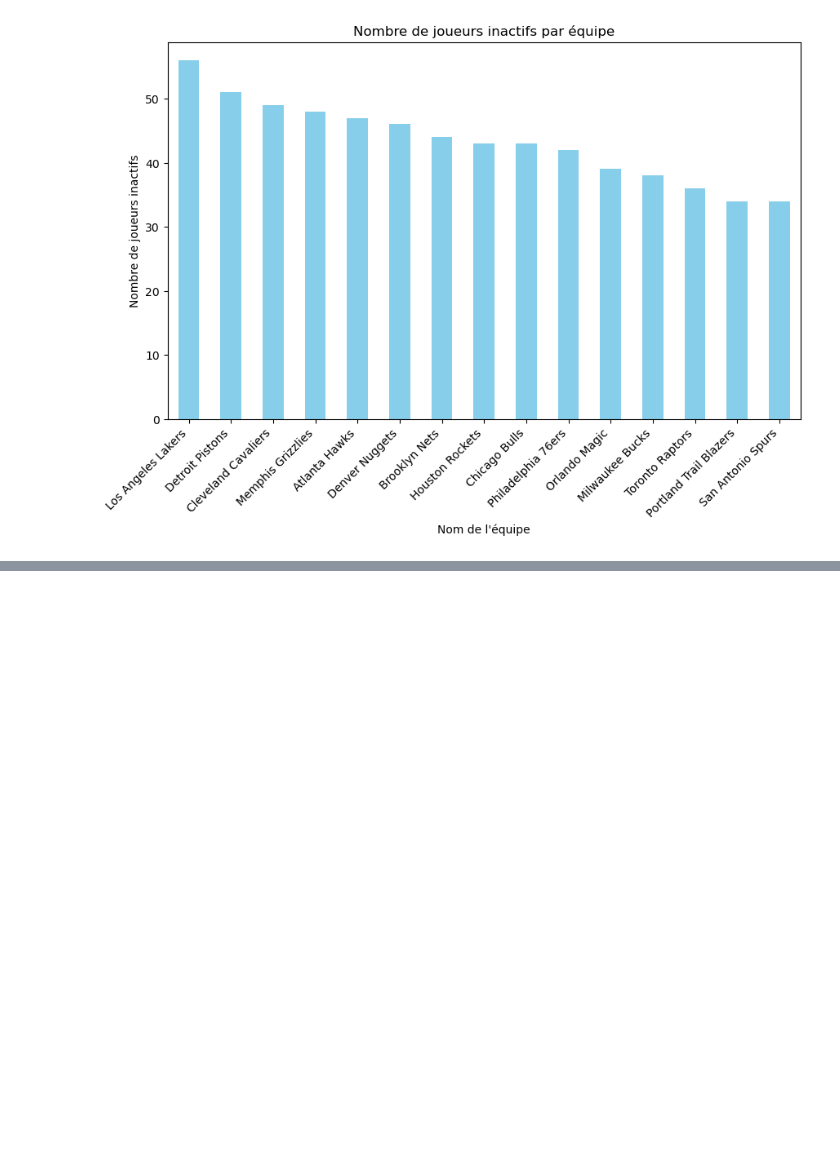
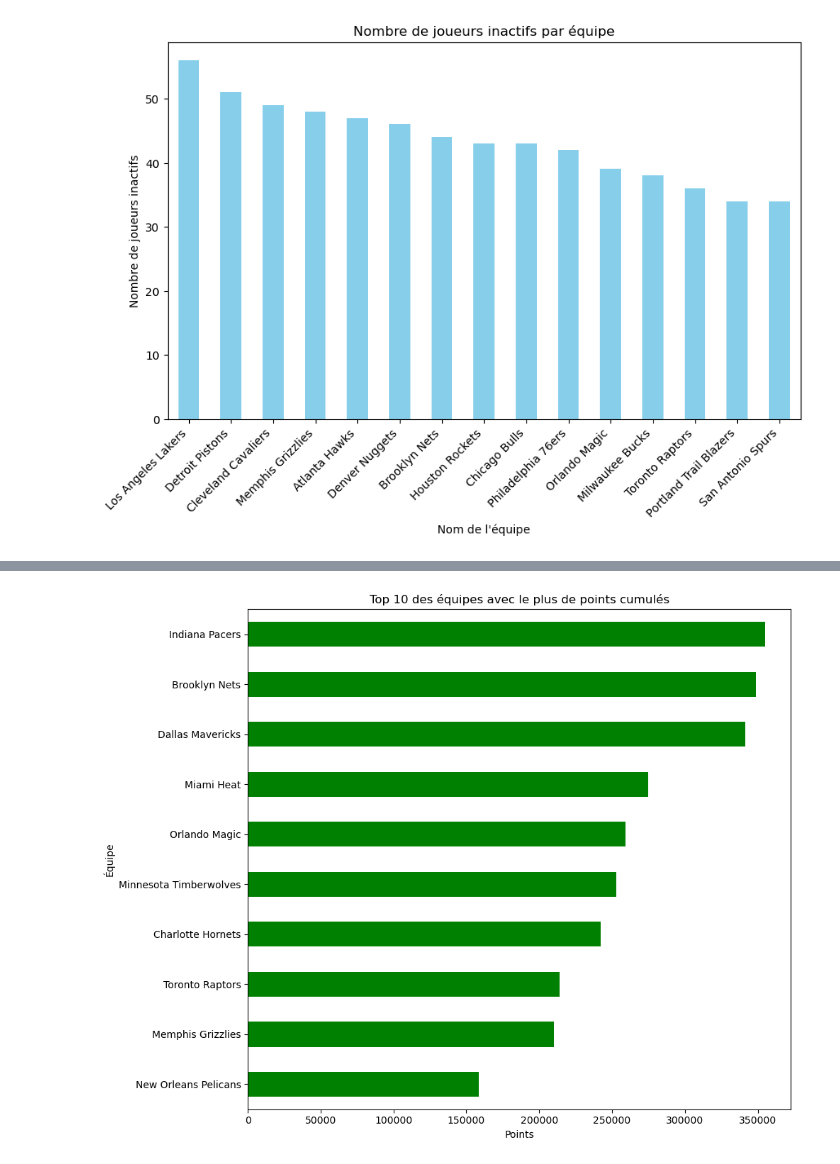
Before and after one commit to yomarhub/NbaAnalyse, a Jupyter notebook: nbaAnalyse.ipynb, the cells around one changed output, grey strips where cells are left out. Cells and saved outputs as stored; diff of their text form; code cells hidden in the pictures; blank space fills up the shorter version.

```diff
--- a/nbaAnalyse.ipynb
+++ b/nbaAnalyse.ipynb
@@ -67,0 +98,35 @@ plt.show()
+# %%
+equipe_score_home = table['line_score'][['team_id_home', 'pts_home']].groupby("team_id_home").sum().reset_index()
+equipe_score_away = table['line_score'][['team_id_away', 'pts_away']].groupby("team_id_away").sum().reset_index()
+
+teams = table['team']
+equipe_score_home = equipe_score_home.merge(teams, left_on="team_id_home", right_on="id")
+equipe_score_away = equipe_score_away.merge(teams, left_on="team_id_away", right_on="id")
+
+equipe_score_home = equipe_score_home.rename(columns={"pts_home": "pts", "team_id_home": "team_id"})
+equipe_score_away = equipe_score_away.rename(columns={"pts_away": "pts", "team_id_away": "team_id"})
+
+equipe_score_total = pd.concat([equipe_score_home[['team_id', 'pts', 'full_name']],
+                                 equipe_score_away[['team_id', 'pts', 'full_name']]])
+
+equipe_score_total = equipe_score_total.groupby(["team_id", "full_name"]).sum().reset_index()
+
+best_score_total = equipe_score_total.sort_values("pts", ascending=True).head(10)
+
+fig, ax = plt.subplots(figsize=(10, 8))
+best_score_total.plot(
+    kind="barh",
+    x="full_name",
+    y="pts",
+    ax=ax,
+    color="green",
+    legend=False
+)
+ax.set_title("Top 10 des équipes avec le plus de points cumulés")
+ax.set_xlabel("Points")
+ax.set_ylabel("Équipe")
+
+plt.tight_layout()
+plt.show()
+# %% [output]
+[figure, added]
```
Also changed, not shown: parts of 7 cells of this notebook.
